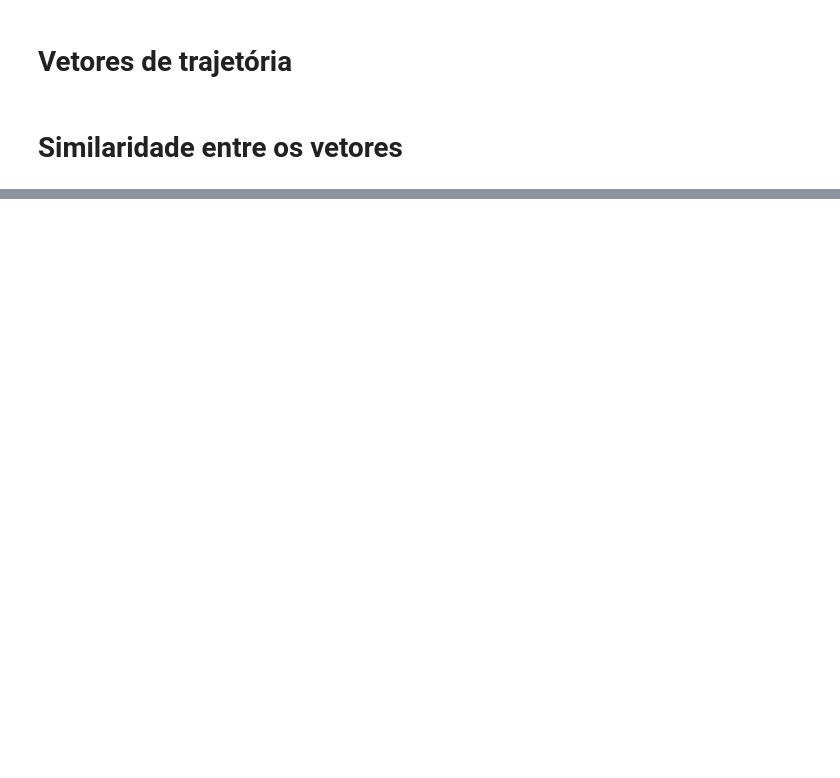
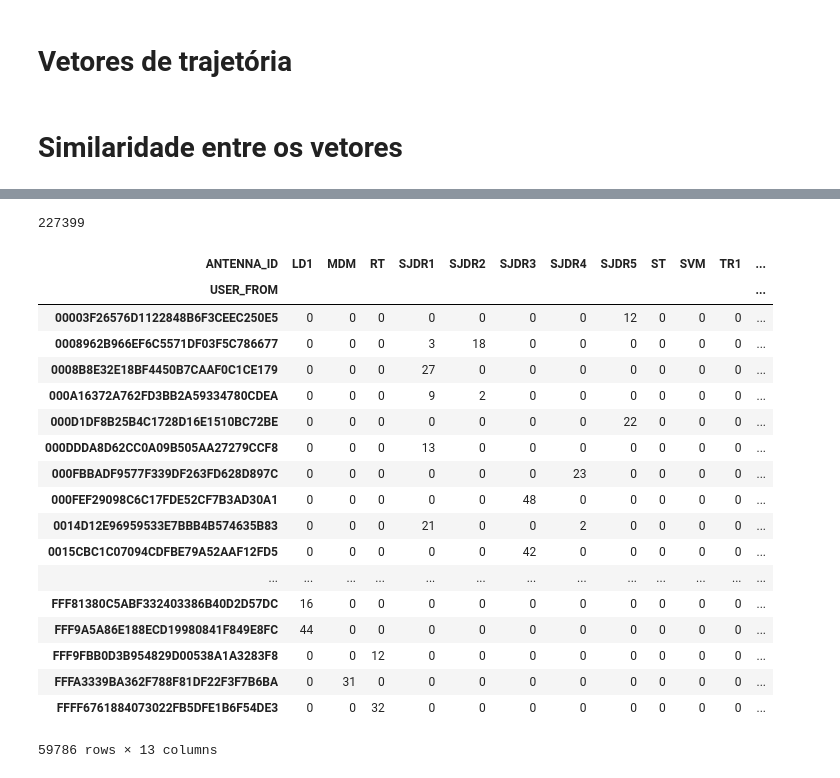
Before and after one commit to ghmc91/Projeto_Mestrado, a Jupyter notebook: Location_Matrix.ipynb, the cells around one changed output, grey strips where cells are left out. Drawn from its saved outputs; the diff is of its cells as text; code cells hidden in the pictures; blank space fills up the shorter version.

```diff
--- a/Location_Matrix.ipynb
+++ b/Location_Matrix.ipynb
@@ -146,6 +171,10 @@ trajectory_vector_2
 # %%
 file = open('/home/gustavo/Desktop/Mestrado/mestrado_dados/Arquivos_Pickle/dict_edges.pkl', 'rb')
 dict_edge = pickle.load(file)
+# %%
+len(dict_edge)
+# %% [output]
+227399
 # %%
 def calculate_cosine_similarity(t_v, dict_edge):
     to_remove_dict = {}
@@ -169,3 +198,32 @@ def calculate_cosine_similarity(t_v, dict_edge):
 dt_geral = calculate_cosine_similarity(trajectory_vector, dict_edge)
 dt_2 = calculate_cosine_similarity(trajectory_vector_2, dict_edge)
 dt_3 = calculate_cosine_similarity(trajectory_vector_3, dict_edge)
+# %%
+t_v_2 = trajectory_vector_2.copy()
+t_v_2['class'] = 2
+
+t_v_3 = trajectory_vector_3.copy()
+t_v_3['class'] = 3
+
+t_v = t_v_3.append(t_v_2)
+t_v
+# %% [output]
+| ANTENNA_ID | LD1 | MDM | RT | SJDR1 | SJDR2 | SJDR3 | SJDR4 | SJDR5 | ST | SVM | TR1 | ... |
+| USER_FROM |  |  |  |  |  |  |  |  |  |  |  | ... |
+| 00003F26576D1122848B6F3CEEC250E5 | 0 | 0 | 0 | 0 | 0 | 0 | 0 | 12 | 0 | 0 | 0 | ... |
+| 0008962B966EF6C5571DF03F5C786677 | 0 | 0 | 0 | 3 | 18 | 0 | 0 | 0 | 0 | 0 | 0 | ... |
+| 0008B8E32E18BF4450B7CAAF0C1CE179 | 0 | 0 | 0 | 27 | 0 | 0 | 0 | 0 | 0 | 0 | 0 | ... |
+| 000A16372A762FD3BB2A59334780CDEA | 0 | 0 | 0 | 9 | 2 | 0 | 0 | 0 | 0 | 0 | 0 | ... |
+| 000D1DF8B25B4C1728D16E1510BC72BE | 0 | 0 | 0 | 0 | 0 | 0 | 0 | 22 | 0 | 0 | 0 | ... |
+| 000DDDA8D62CC0A09B505AA27279CCF8 | 0 | 0 | 0 | 13 | 0 | 0 | 0 | 0 | 0 | 0 | 0 | ... |
+| 000FBBADF9577F339DF263FD628D897C | 0 | 0 | 0 | 0 | 0 | 0 | 23 | 0 | 0 | 0 | 0 | ... |
+| 000FEF29098C6C17FDE52CF7B3AD30A1 | 0 | 0 | 0 | 0 | 0 | 48 | 0 | 0 | 0 | 0 | 0 | ... |
+| 0014D12E96959533E7BBB4B574635B83 | 0 | 0 | 0 | 21 | 0 | 0 | 2 | 0 | 0 | 0 | 0 | ... |
+| 0015CBC1C07094CDFBE79A52AAF12FD5 | 0 | 0 | 0 | 0 | 0 | 42 | 0 | 0 | 0 | 0 | 0 | ... |
+| ... | ... | ... | ... | ... | ... | ... | ... | ... | ... | ... | ... | ... |
+| FFF81380C5ABF332403386B40D2D57DC | 16 | 0 | 0 | 0 | 0 | 0 | 0 | 0 | 0 | 0 | 0 | ... |
+| FFF9A5A86E188ECD19980841F849E8FC | 44 | 0 | 0 | 0 | 0 | 0 | 0 | 0 | 0 | 0 | 0 | ... |
+| FFF9FBB0D3B954829D00538A1A3283F8 | 0 | 0 | 12 | 0 | 0 | 0 | 0 | 0 | 0 | 0 | 0 | ... |
+| FFFA3339BA362F788F81DF22F3F7B6BA | 0 | 31 | 0 | 0 | 0 | 0 | 0 | 0 | 0 | 0 | 0 | ... |
+| FFFF6761884073022FB5DFE1B6F54DE3 | 0 | 0 | 32 | 0 | 0 | 0 | 0 | 0 | 0 | 0 | 0 | ... |
+59786 rows × 13 columns
```
Also changed, not shown: parts of 24 cells of this notebook, 16 other files.
